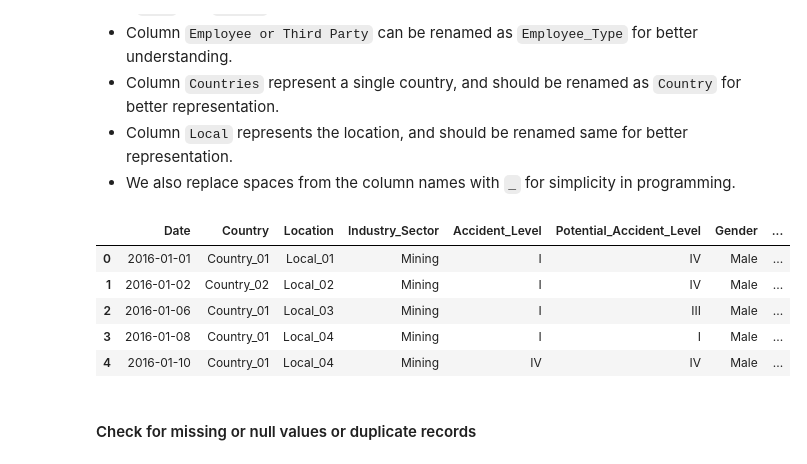
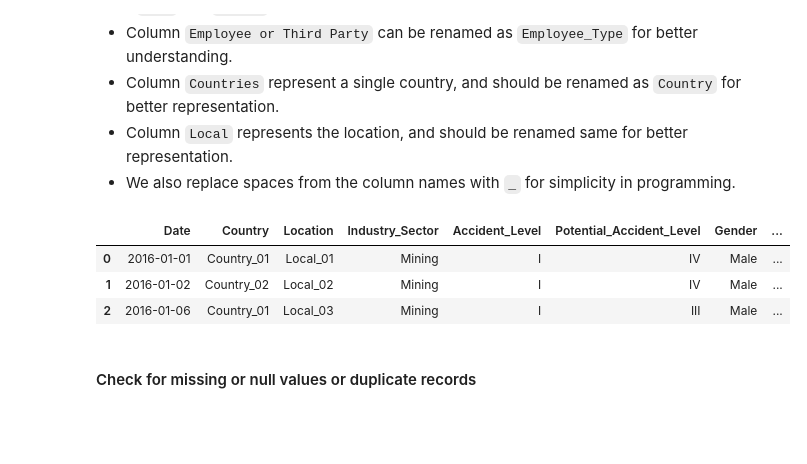
Before and after one commit to MeeruChandra/GL_NLP1_Group2, a Jupyter notebook: GLCapstone_NLP1.ipynb, the cells around one changed output. Cells and saved outputs as stored; diff of their text form; code cells hidden in the pictures; blank space fills up the shorter version.

```diff
--- a/GLCapstone_NLP1.ipynb
+++ b/GLCapstone_NLP1.ipynb
@@ -93,14 +94,12 @@ df.rename(columns={
 }, inplace=True)
 # %%
 # Observe couple of rows to see the changes
-df.head()
+df.head(3)
 # %% [output]
 |  | Date | Country | Location | Industry_Sector | Accident_Level | Potential_Accident_Level | Gender | ... |
 | 0 | 2016-01-01 | Country_01 | Local_01 | Mining | I | IV | Male | ... |
 | 1 | 2016-01-02 | Country_02 | Local_02 | Mining | I | IV | Male | ... |
 | 2 | 2016-01-06 | Country_01 | Local_03 | Mining | I | III | Male | ... |
-| 3 | 2016-01-08 | Country_01 | Local_04 | Mining | I | I | Male | ... |
-| 4 | 2016-01-10 | Country_01 | Local_04 | Mining | IV | IV | Male | ... |
 # %% [markdown]
 #### Check for missing or null values or duplicate records
 # %%
```
Also changed, not shown: parts of 37 cells of this notebook, 1 other file.
